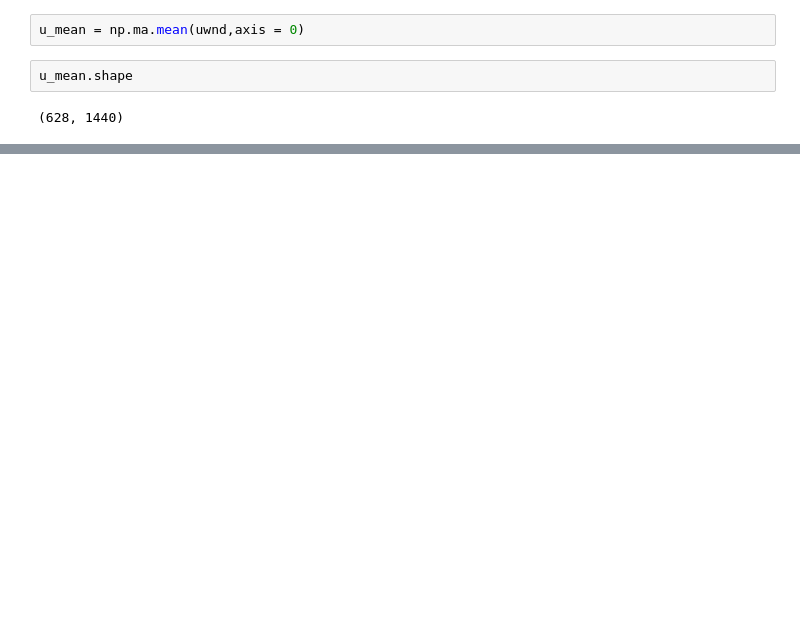
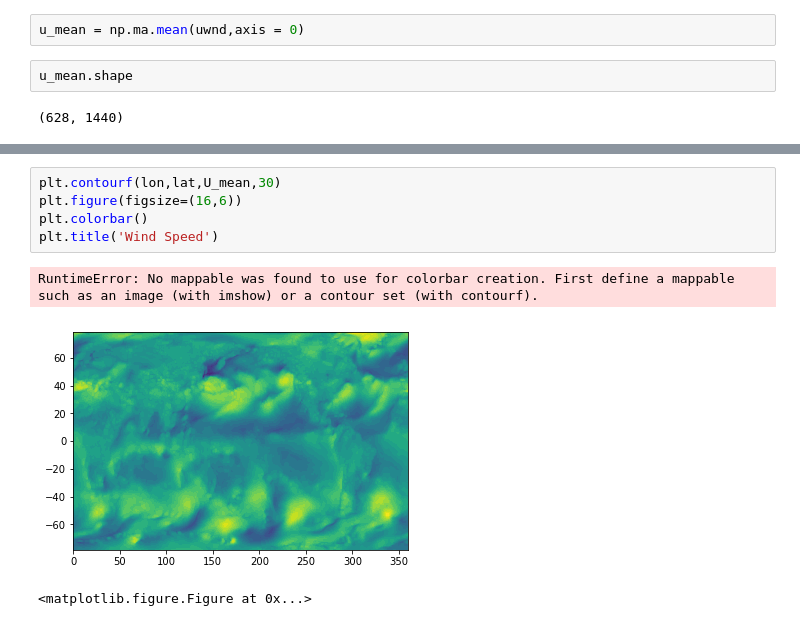
Before and after one commit to Rrogerwu/expansion_fans, a Jupyter notebook: src/Wind_data_ccmp.ipynb, the cells around one changed output, grey strips where cells are left out. Saved outputs shown, nothing was run; the diff lists cells and outputs as text; blank space fills up the shorter version.

```diff
--- a/src/Wind_data_ccmp.ipynb
+++ b/src/Wind_data_ccmp.ipynb
@@ -54,0 +73,9 @@ plt.colorbar()
+# %%
+plt.contourf(lon,lat,U_mean,30)
+plt.figure(figsize=(16,6))
+plt.colorbar()
+plt.title('Wind Speed')
+# %% [output]
+RuntimeError: No mappable was found to use for colorbar creation. First define a mappable such as an image (with imshow) or a contour set (with contourf).
+[figure, added]
+<matplotlib.figure.Figure at 0x...>
```
Also changed, not shown: parts of 7 cells of this notebook.
